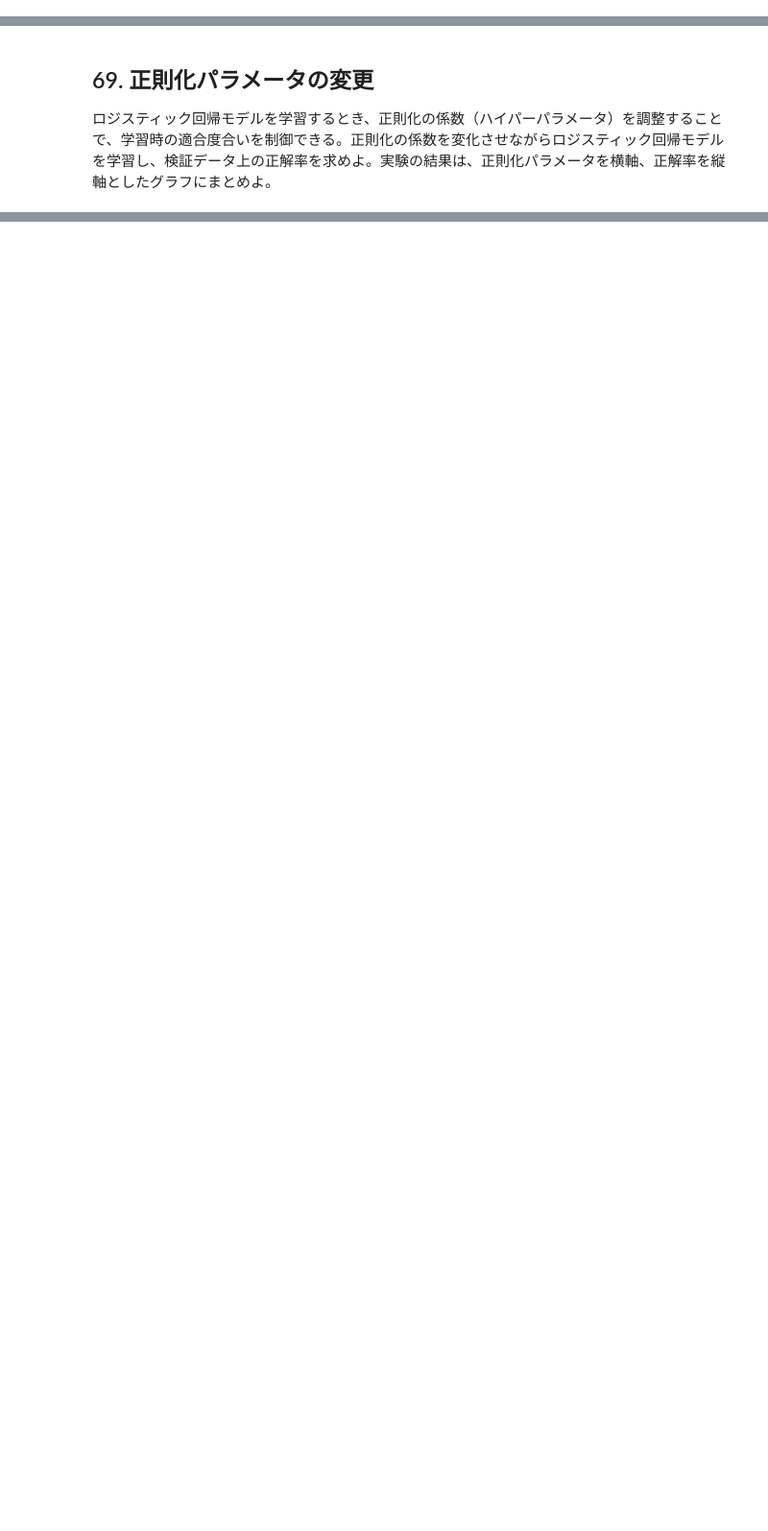
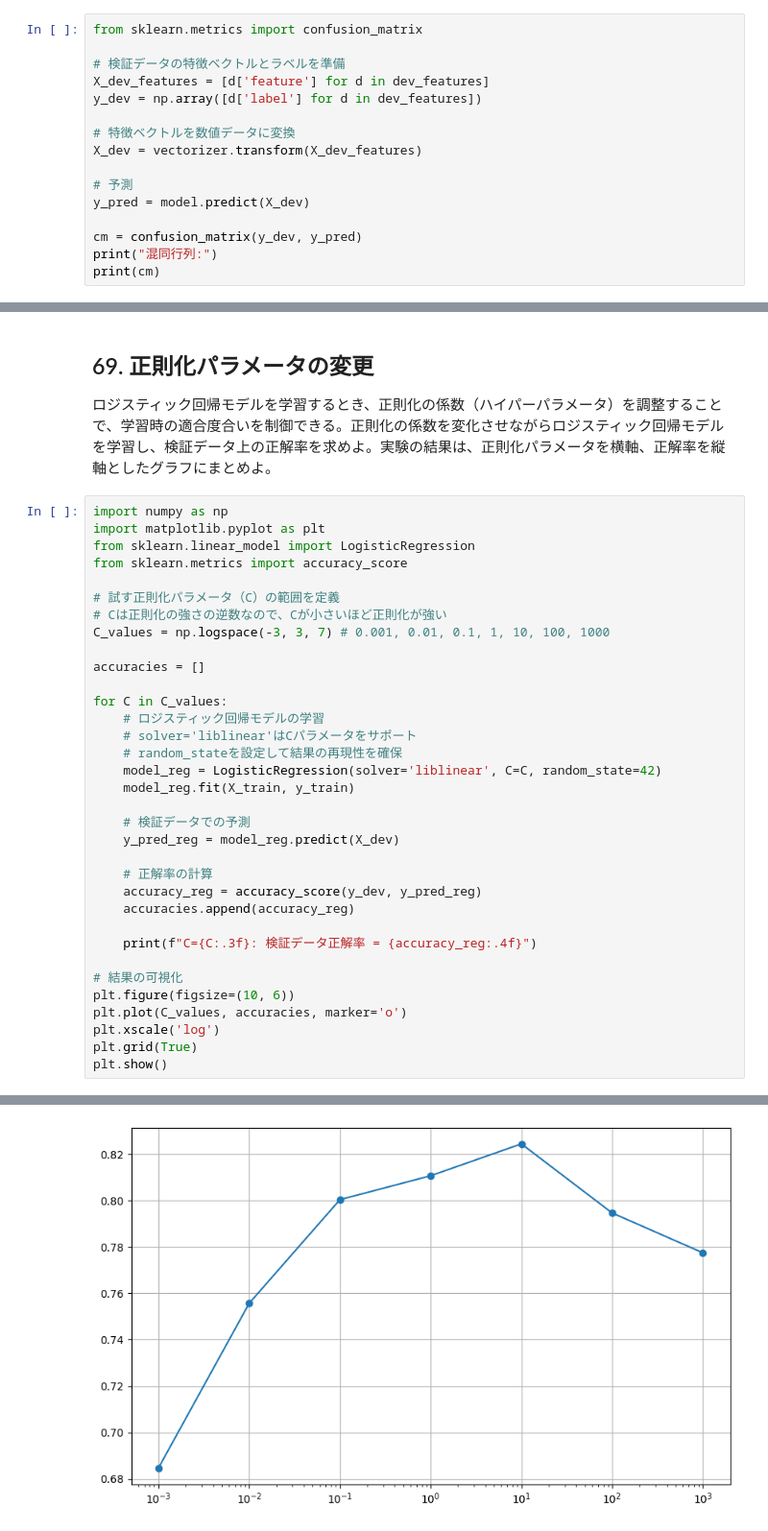
Before and after one commit to hotaru0318-ux/2025, a Jupyter notebook: ja/ch07.ipynb, the cells around one changed output, grey strips where cells are left out. Shown at 96% size. Drawn from its saved outputs; the diff is of its cells as text; blank space fills up the shorter version.

```diff
--- a/ja/ch07.ipynb
+++ b/ja/ch07.ipynb
@@ -299,3 +299,19 @@ predict_sentiment(text, model, vectorizer)
 ## 66. 混同行列の作成
 
 学習したロジスティック回帰モデルの検証データにおける混同行列（confusion matrix）を求めよ。
+# %%
+from sklearn.metrics import confusion_matrix
+
+# 検証データの特徴ベクトルとラベルを準備
+X_dev_features = [d['feature'] for d in dev_features]
+y_dev = np.array([d['label'] for d in dev_features])
+
+# 特徴ベクトルを数値データに変換
+X_dev = vectorizer.transform(X_dev_features)
+
+# 予測
+y_pred = model.predict(X_dev)
+
+cm = confusion_matrix(y_dev, y_pred)
+print("混同行列:")
+print(cm)
@@ -311,3 +389,38 @@ predict_sentiment(text, model, vectorizer)
 ## 69. 正則化パラメータの変更
 
 ロジスティック回帰モデルを学習するとき、正則化の係数（ハイパーパラメータ）を調整することで、学習時の適合度合いを制御できる。正則化の係数を変化させながらロジスティック回帰モデルを学習し、検証データ上の正解率を求めよ。実験の結果は、正則化パラメータを横軸、正解率を縦軸としたグラフにまとめよ。
+# %%
+import numpy as np
+import matplotlib.pyplot as plt
+from sklearn.linear_model import LogisticRegression
+from sklearn.metrics import accuracy_score
+
+# 試す正則化パラメータ（C）の範囲を定義
+# Cは正則化の強さの逆数なので、Cが小さいほど正則化が強い
+C_values = np.logspace(-3, 3, 7) # 0.001, 0.01, 0.1, 1, 10, 100, 1000
+
+accuracies = []
+
+for C in C_values:
+    # ロジスティック回帰モデルの学習
+    # solver='liblinear'はCパラメータをサポート
+    # random_stateを設定して結果の再現性を確保
+    model_reg = LogisticRegression(solver='liblinear', C=C, random_state=42)
+    model_reg.fit(X_train, y_train)
+
+    # 検証データでの予測
+    y_pred_reg = model_reg.predict(X_dev)
+
+    # 正解率の計算
+    accuracy_reg = accuracy_score(y_dev, y_pred_reg)
+    accuracies.append(accuracy_reg)
+
+    print(f"C={C:.3f}: 検証データ正解率 = {accuracy_reg:.4f}")
+
+# 結果の可視化
+plt.figure(figsize=(10, 6))
+plt.plot(C_values, accuracies, marker='o')
+plt.xscale('log')
+plt.grid(True)
+plt.show()
+# %% [output]
@@ -313,0 +434 @@ predict_sentiment(text, model, vectorizer)
+[figure, added]
```
Also changed, not shown: parts of 4 cells of this notebook.
